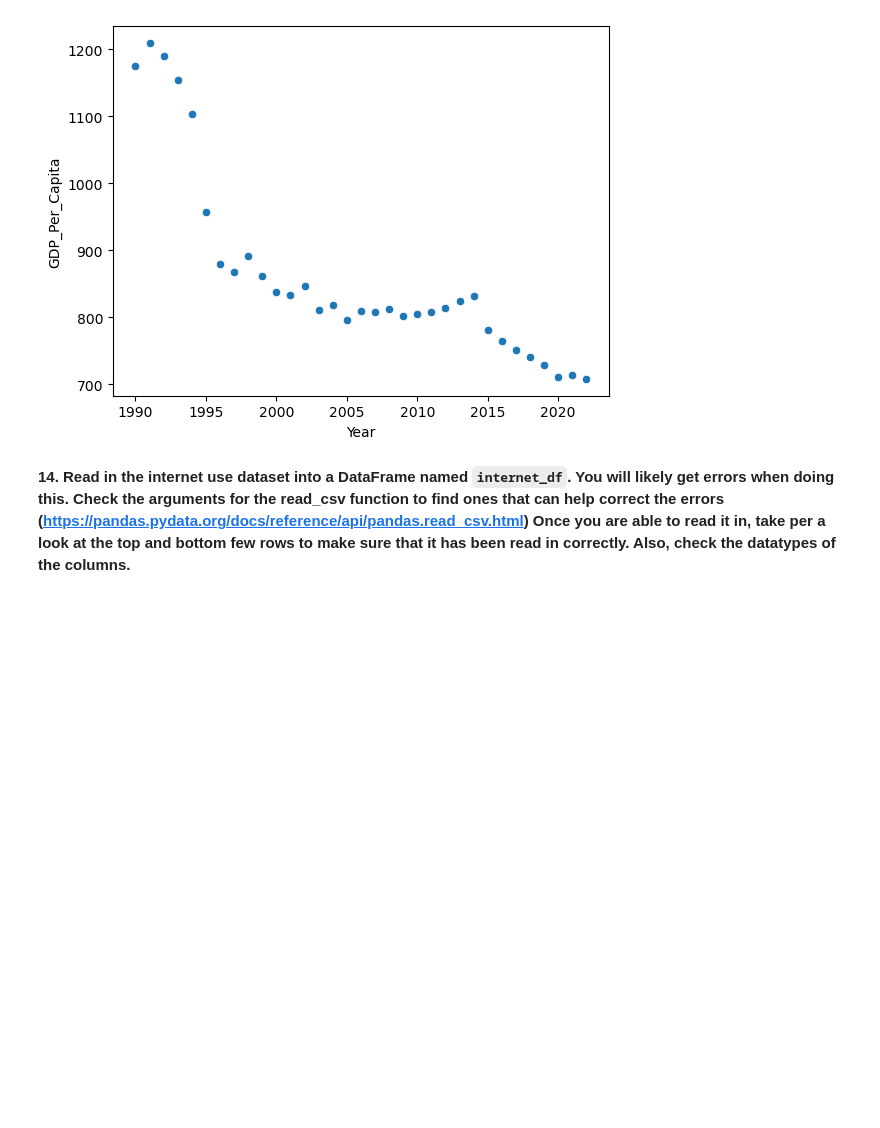
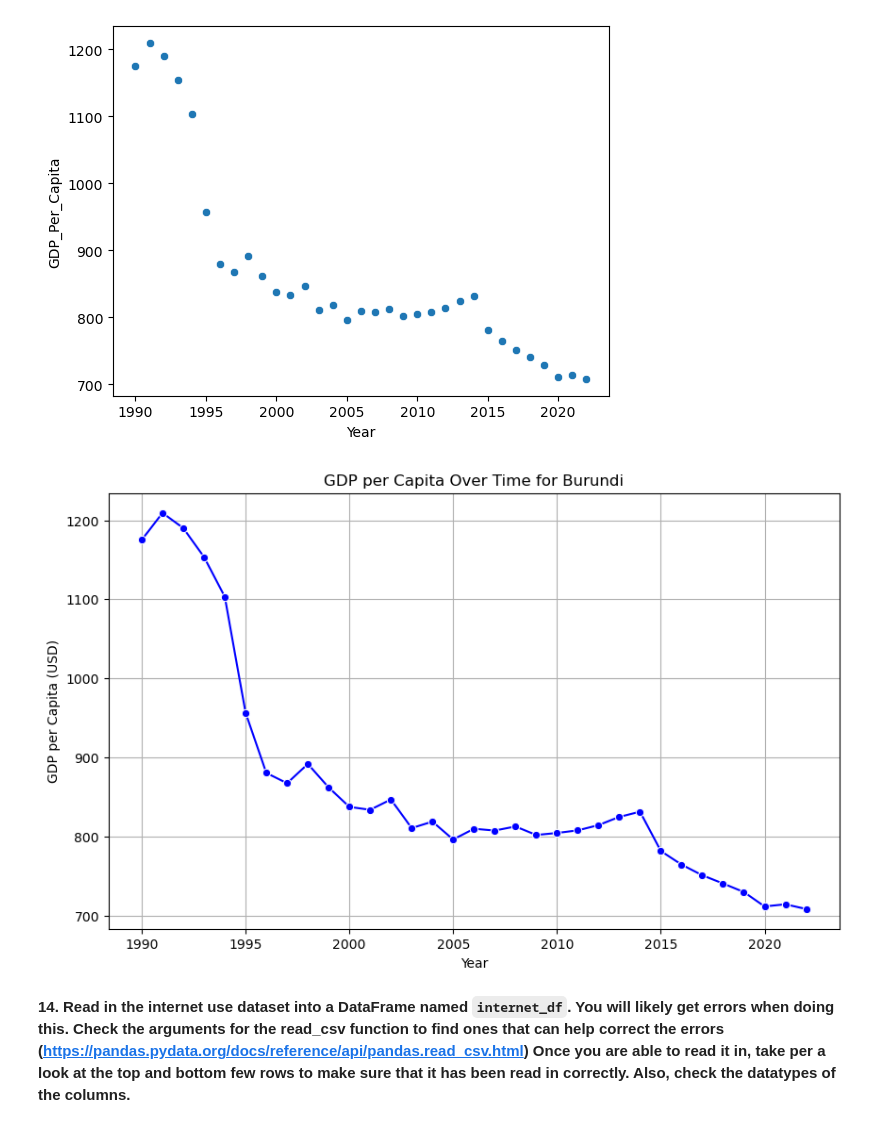
Before and after one commit to NSS-Data-Analytics-Cohort-13/un-exploration-Philip-Schingle, a Jupyter notebook: notebooks/UN_data_project.ipynb, the cells around one changed output. Cells and saved outputs as stored; diff of their text form; code cells hidden in the pictures; blank space fills up the shorter version.

```diff
--- a/notebooks/UN_data_project.ipynb
+++ b/notebooks/UN_data_project.ipynb
@@ -397,6 +397,16 @@ sns.scatterplot(x='Year',y='GDP_Per_Capita',data= small_gdp)
 # %% [output]
 <Axes: xlabel='Year', ylabel='GDP_Per_Capita'>
 [figure]
+# %%
+plt.figure(figsize=(10, 6))
+sns.lineplot(data=small_gdp, x='Year', y='GDP_Per_Capita', marker='o', color='b')
+plt.title("GDP per Capita Over Time for Burundi")
+plt.xlabel("Year")
+plt.ylabel("GDP per Capita (USD)")
+plt.grid(True)
+plt.show()
+# %% [output]
+[figure, added]
 # %% [markdown]
 **14. Read in the internet use dataset into a DataFrame named `internet_df`. You will likely get errors when doing this. Check the arguments for the read_csv function to find ones that can help correct the errors (https://pandas.pydata.org/docs/reference/api/pandas.read_csv.html) Once you are able to read it in, take per a look at the top and bottom few rows to make sure that it has been read in correctly. Also, check the datatypes of the columns.**
 # %%
```
Also changed, not shown: parts of 4 cells of this notebook.
